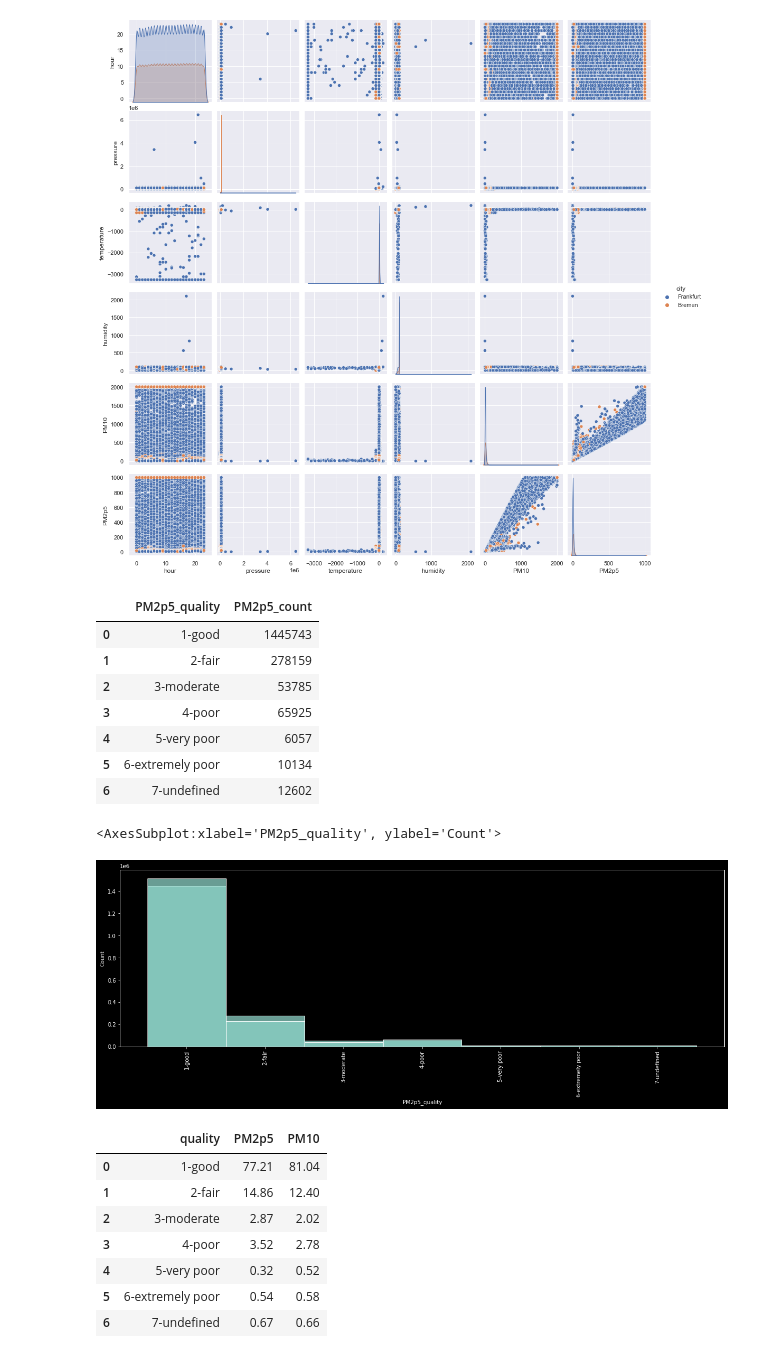
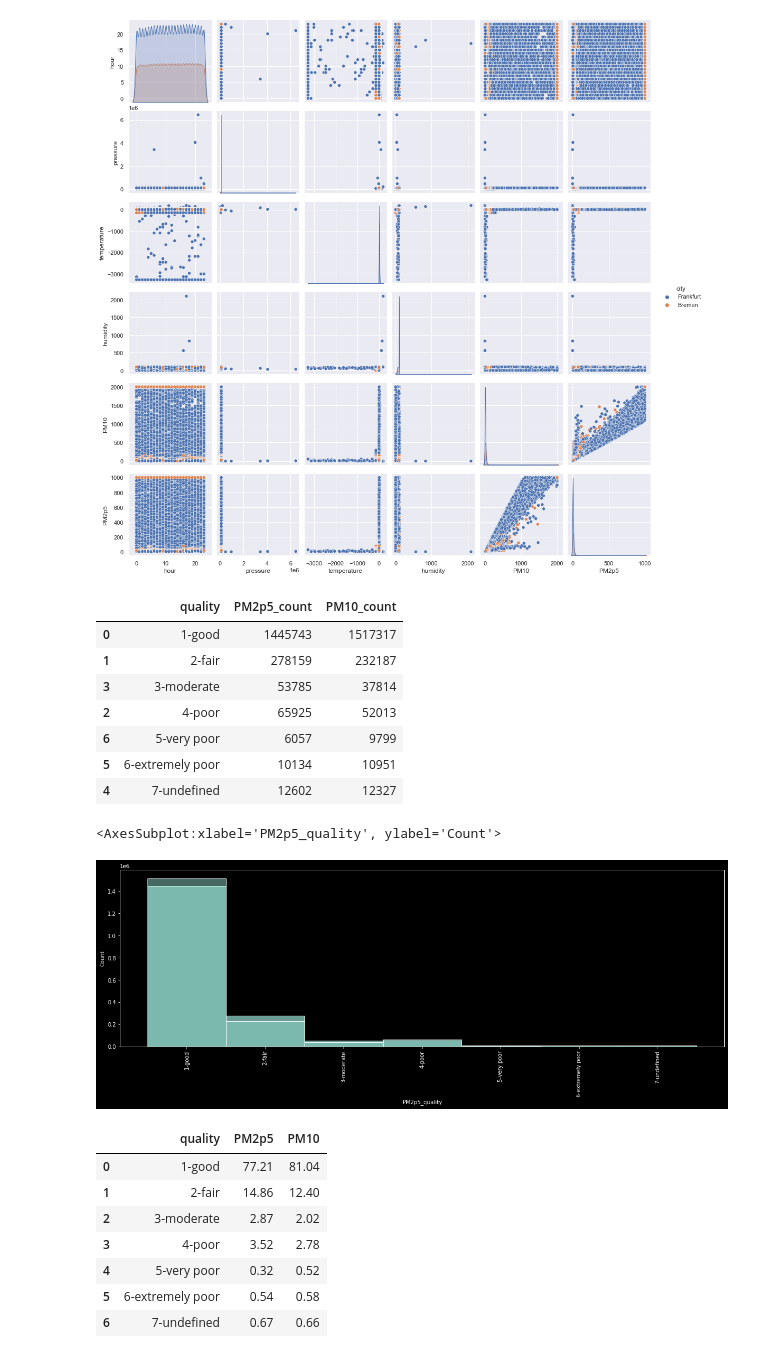
Before and after one commit to j-herbig/air-pollution, a Jupyter notebook: notebooks/EDA_Kirsten.ipynb, the cells around one changed output. Drawn from its saved outputs; the diff is of its cells as text; code cells hidden in the pictures.

```diff
--- a/notebooks/EDA_Kirsten.ipynb
+++ b/notebooks/EDA_Kirsten.ipynb
@@ -302,31 +300,33 @@ def pm10_bins(pm):
 df_sc["PM2p5_quality"] = df_sc["PM2p5"].apply(pm2p5_bins)
 df_sc["PM10_quality"] = df_sc["PM10"].apply(pm10_bins)
 # %%
-pm2p5_quality_count = pd.DataFrame(df_sc.iloc[:,16:17].value_counts()).sort_values('PM2p5_quality', ascending=True).reset_index()
-pm10_quality_count = pd.DataFrame(df_sc.iloc[:,17:18].value_counts()).sort_values('PM10_quality', ascending=True).reset_index()
-pm10_quality_count.columns = ['PM10_quality', 'PM10_count']
-pm10_quality_count
-pm2p5_quality_count.columns = ['PM2p5_quality', 'PM2p5_count']
-pm2p5_quality_count
+pm2p5_quality_count = pd.DataFrame(df_sc['PM2p5_quality'].value_counts()).reset_index()
+pm10_quality_count = pd.DataFrame(df_sc['PM10_quality'].value_counts()).reset_index()
+
+pm10_quality_count.columns = ['quality', 'PM10_count']
+pm2p5_quality_count.columns = ['quality', 'PM2p5_count']
+
+quality_absolute = pm2p5_quality_count.merge(pm10_quality_count, on='quality').sort_values('quality')
+quality_absolute
 # %% [output]
-|  | PM2p5_quality | PM2p5_count |
-| 0 | 1-good | 1445743 |
-| 1 | 2-fair | 278159 |
-| 2 | 3-moderate | 53785 |
-| 3 | 4-poor | 65925 |
-| 4 | 5-very poor | 6057 |
-| 5 | 6-extremely poor | 10134 |
-| 6 | 7-undefined | 12602 |
+|  | quality | PM2p5_count | PM10_count |
+| 0 | 1-good | 1445743 | 1517317 |
+| 1 | 2-fair | 278159 | 232187 |
+| 3 | 3-moderate | 53785 | 37814 |
+| 2 | 4-poor | 65925 | 52013 |
+| 6 | 5-very poor | 6057 | 9799 |
+| 5 | 6-extremely poor | 10134 | 10951 |
+| 4 | 7-undefined | 12602 | 12327 |
 # %%
 plt.figure(figsize=(20,6))
 
 sns.histplot(data=df_sc.sort_values('PM2p5_quality'), x='PM2p5_quality')
 plt.xticks(rotation=90);
 
-sns.histplot(data=df_sc.sort_values('PM10_quality'), x='PM10_quality')
+sns.histplot(data=df_sc.sort_values('PM10_quality'), x='PM10_quality', alpha=0.5)
 # %% [output]
 <AxesSubplot:xlabel='PM2p5_quality', ylabel='Count'>
-[figure, old version]
+[figure, new version]
 # %%
 # calculate percentages
 percentage_PM2p5 = (pd.crosstab(index=[0],
```
Also changed, not shown: parts of 2 cells of this notebook.
